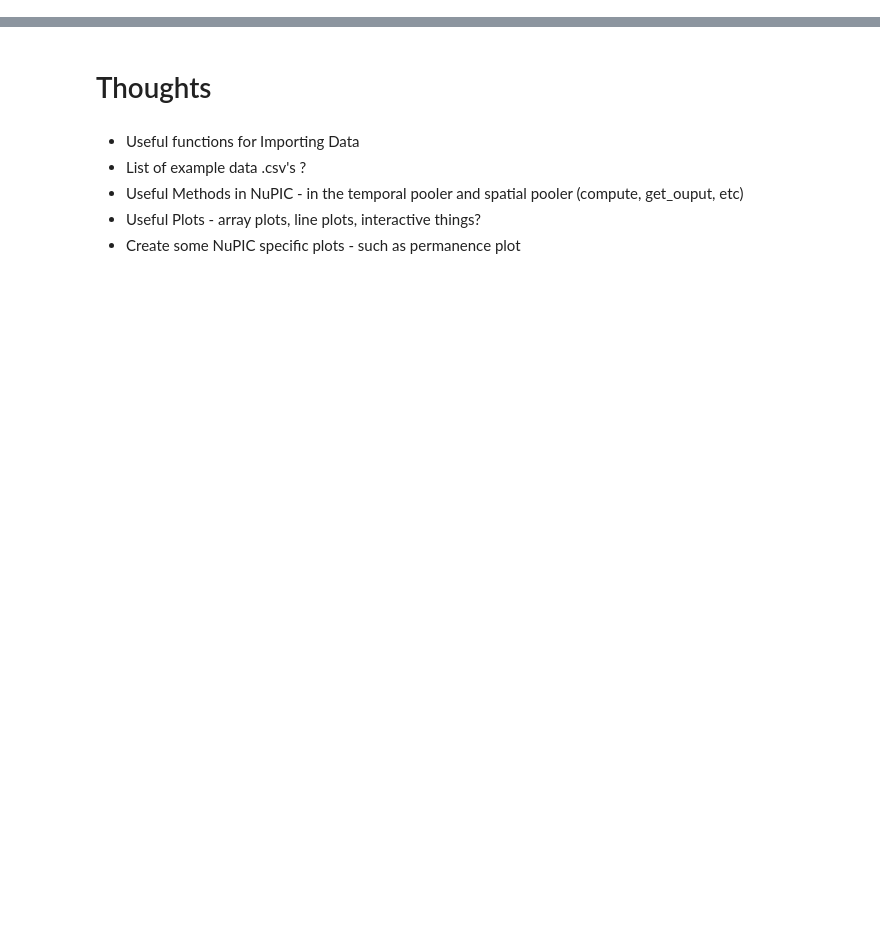
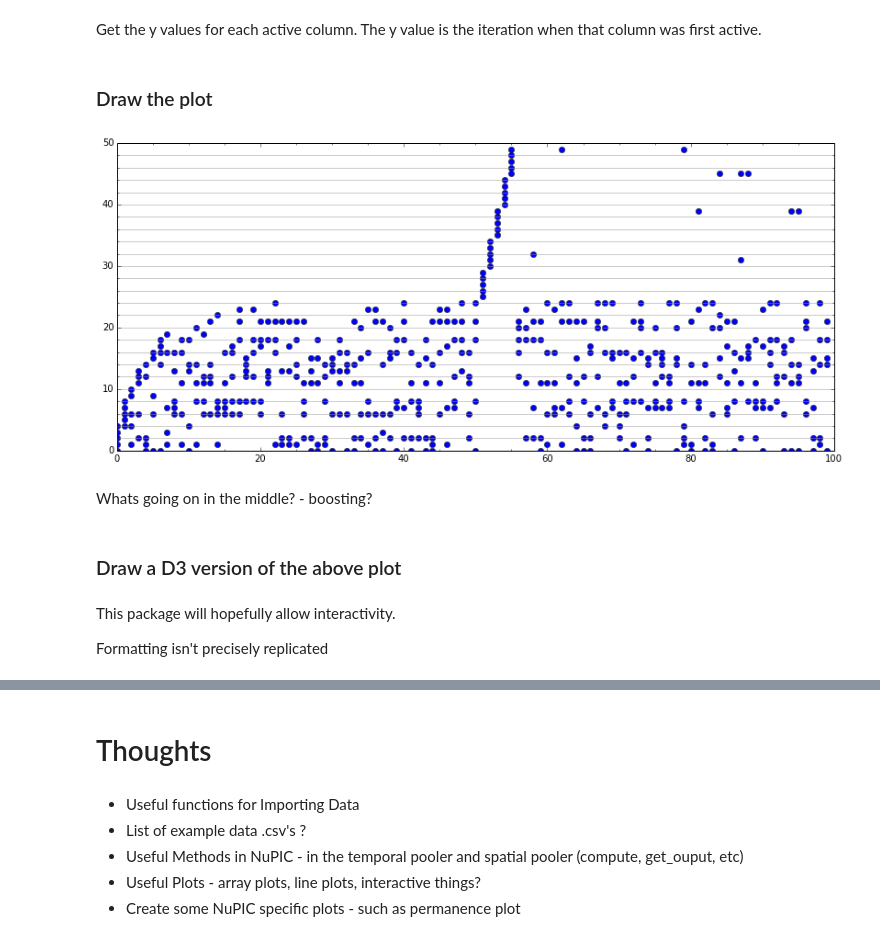
Before and after one commit to rhuairahrighairidh/nitpick, a Jupyter notebook: FirstVisualisation.ipynb, the cells around one changed output, grey strips where cells are left out. Drawn from its saved outputs; the diff is of its cells as text; code cells hidden in the pictures; blank space fills up the shorter version.

```diff
--- a/FirstVisualisation.ipynb
+++ b/FirstVisualisation.ipynb
@@ -0,0 +21,11 @@
+# %%
+from cerebro2.patcher import readJSON
+
+def getActiveColumns(maxIteration=100):
+    activeColumns = []
+    for iteration in range(1,maxIteration+1):
+        activeColumns.append(readJSON('/tmp/cerebro2/model/states/'+str(iteration)+'/output/active_columns.json',create=False))
+    return activeColumns
+# %%
+activeColumns=np.array(getActiveColumns())
+print activeColumns
@@ -0,0 +78,2 @@
+# %% [markdown]
+Get the y values for each active column. The y value is the iteration when that column was first active.
@@ -0,0 +92,19 @@
+# %% [markdown]
+### Draw the plot
+# %%
+(figure,axes) = plt.subplots()
+
+axes.plot(xValues.flatten(),transformActiveColumnIndexes(activeColumns),'o')
+axes.minorticks_on()
+axes.grid(b=True,axis='y',which='both',linestyle='solid',color=(0.6,0.6,0.6))
+figure.set_size_inches(14,6)
+# %% [output]
+[figure, added]
+# %% [markdown]
+Whats going on in the middle? - boosting?
+# %% [markdown]
+### Draw a D3 version of the above plot
+# %% [markdown]
+This package will hopefully allow interactivity.
+
+Formatting isn't precisely replicated
```
Also changed, not shown: parts of 43 cells of this notebook, 1 other file.
